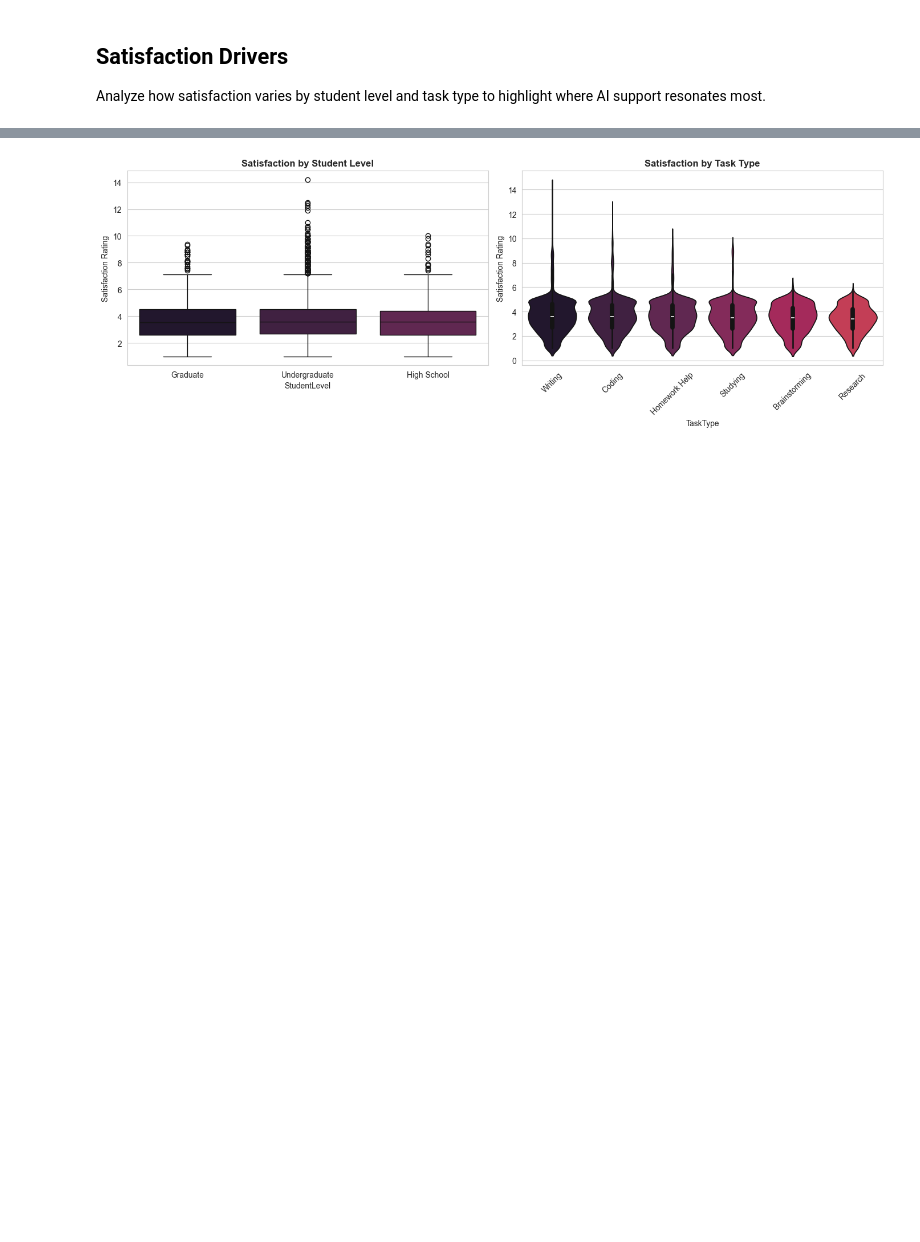
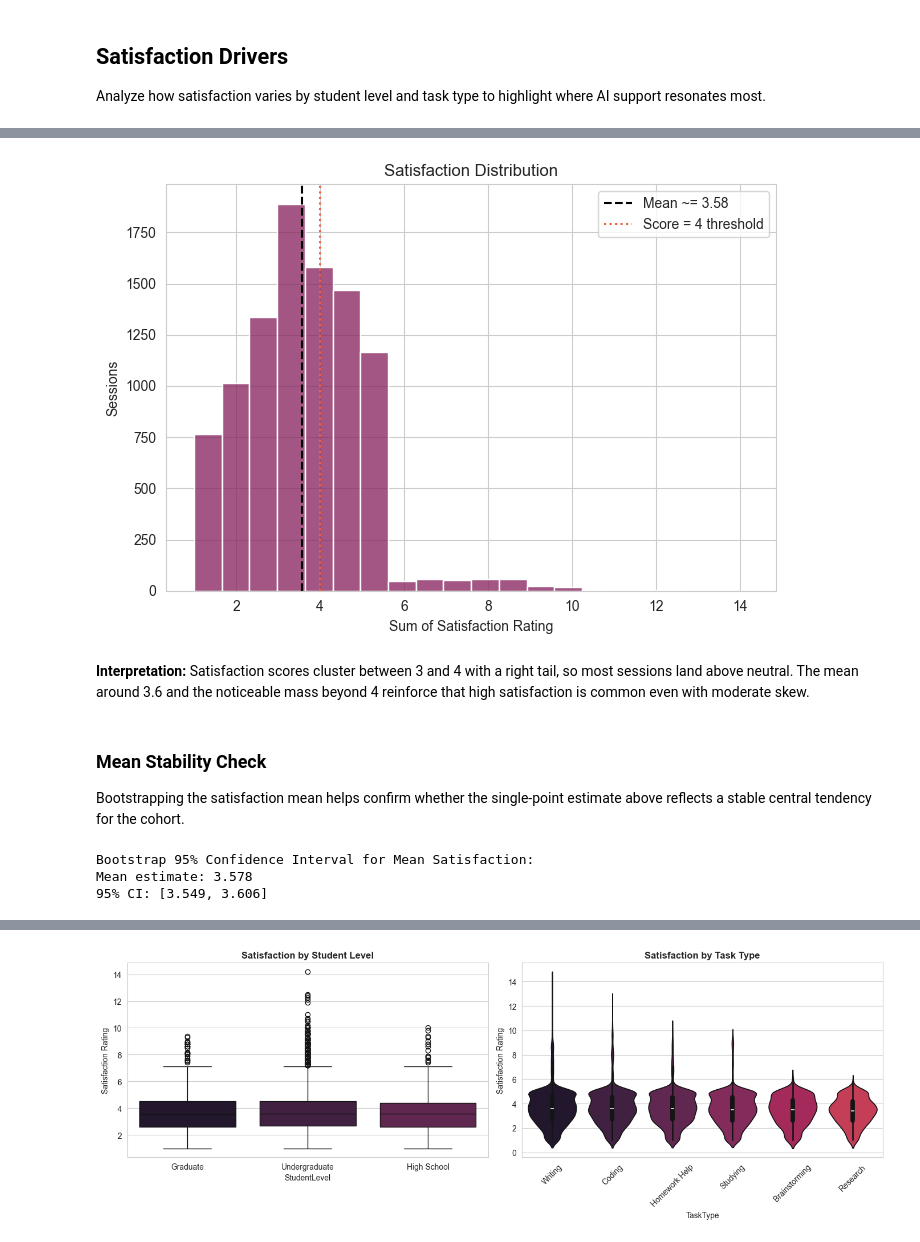
Before and after one commit to IuliaBunescu/student-ai-consumption, a Jupyter notebook: analysis/ida_eda.ipynb, the cells around one changed output, grey strips where cells are left out. Drawn from its saved outputs; the diff is of its cells as text; code cells hidden in the pictures; blank space fills up the shorter version.

Commit message:
restructured analysis; added more result interpretations; added more statistical tests

```diff
--- a/analysis/ida_eda.ipynb
+++ b/analysis/ida_eda.ipynb
@@ -135,0 +183,35 @@ Analyze how satisfaction varies by student level and task type to highlight wher
+# %%
+viz_palette = sns.color_palette(BASE_PALETTE_NAME, n_colors=2) if 'BASE_PALETTE_NAME' in globals() else sns.color_palette('Set2', 2)
+plt.figure(figsize=(7, 5))
+sns.histplot(satisfaction, bins=20, color=viz_palette[0], edgecolor='white')
+plt.axvline(summary_stats['mean'], color='black', linestyle='--', linewidth=1.5, label=f"Mean ~= {summary_stats['mean']:.2f}")
+plt.axvline(4, color=viz_palette[1], linestyle=':', linewidth=1.5, label='Score = 4 threshold')
+plt.title('Satisfaction Distribution')
+plt.xlabel('Sum of Satisfaction Rating')
+plt.ylabel('Sessions')
+plt.legend()
+plt.tight_layout()
+plt.show()
+# %% [output]
+[figure, added]
+# %% [markdown]
+**Interpretation:** Satisfaction scores cluster between 3 and 4 with a right tail, so most sessions land above neutral. The mean around 3.6 and the noticeable mass beyond 4 reinforce that high satisfaction is common even with moderate skew.
+# %% [markdown]
+### Mean Stability Check
+Bootstrapping the satisfaction mean helps confirm whether the single-point estimate above reflects a stable central tendency for the cohort.
+# %%
+BOOT_ITERATIONS = 1000
+boot_means = []
+for i in range(BOOT_ITERATIONS):
+    sample = satisfaction.sample(frac=1, replace=True, random_state=42 + i)
+    boot_means.append(sample.mean())
+boot_means = np.array(boot_means)
+mean_ci = np.percentile(boot_means, [2.5, 97.5])
+
+print('Bootstrap 95% Confidence Interval for Mean Satisfaction:')
+print(f"Mean estimate: {summary_stats['mean']:.3f}")
+print(f"95% CI: [{mean_ci[0]:.3f}, {mean_ci[1]:.3f}]")
+# %% [output]
+Bootstrap 95% Confidence Interval for Mean Satisfaction:
+Mean estimate: 3.578
+95% CI: [3.549, 3.606]
```
Also changed, not shown: parts of 47 cells of this notebook.
